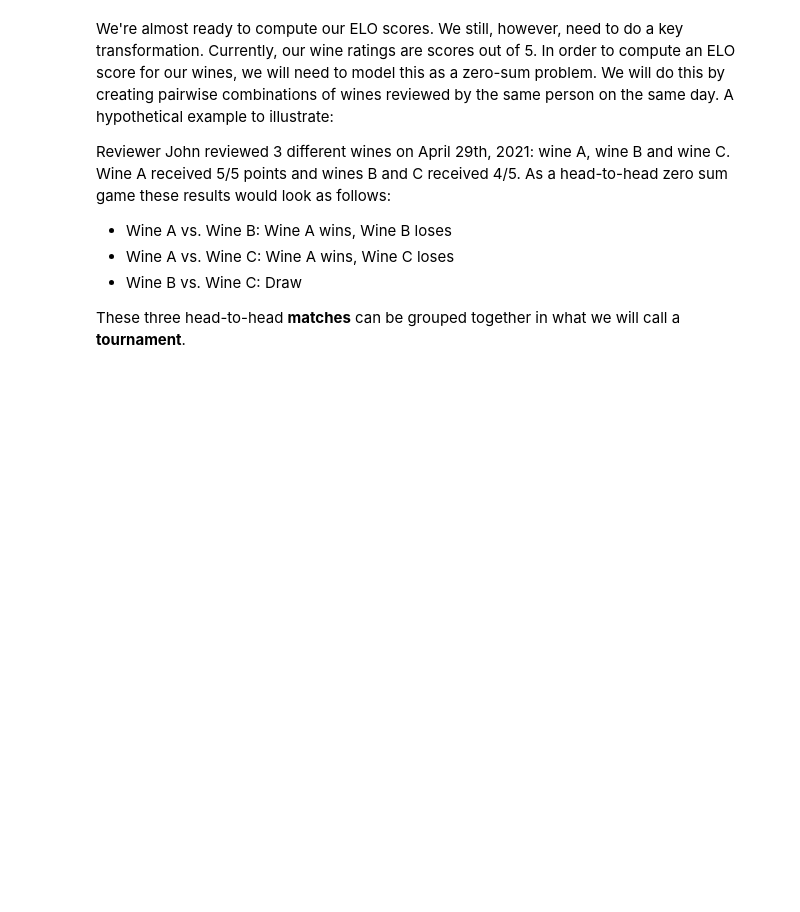
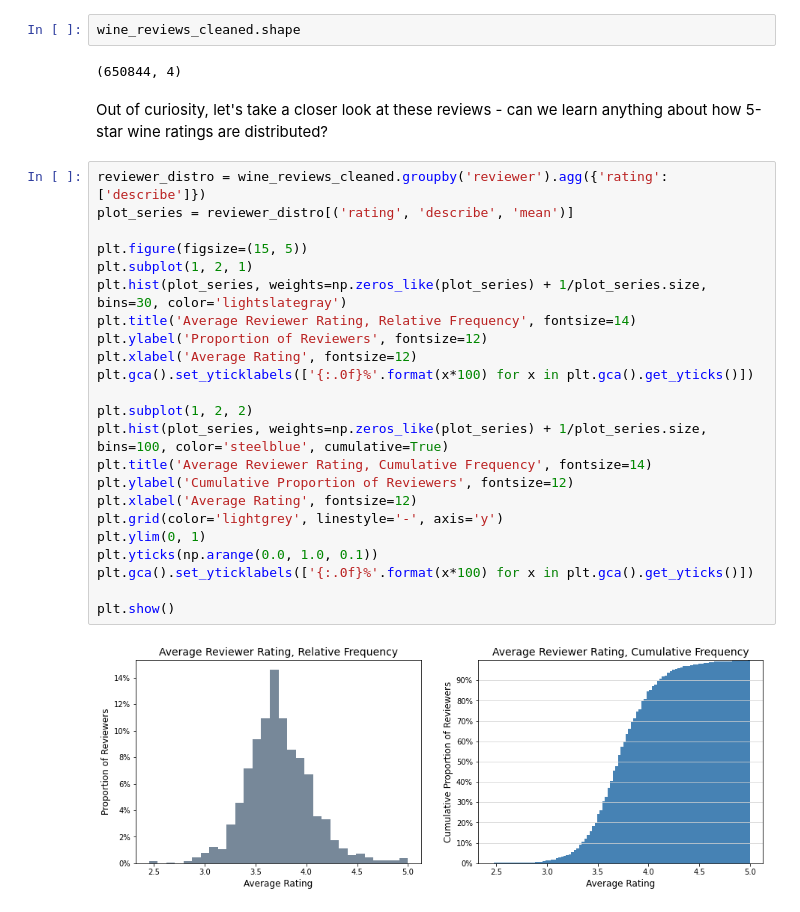
Before and after one commit to RoaldSchuring/WineELO, a Jupyter notebook: wine_elo.ipynb, the cells around one changed output. Drawn from its saved outputs; the diff is of its cells as text; blank space fills up the shorter version.

```diff
--- a/wine_elo.ipynb
+++ b/wine_elo.ipynb
@@ -73,10 +87,31 @@ wine_reviews_cleaned.head()
-# %% [markdown]
-We're almost ready to compute our ELO scores. We still, however, need to do a key transformation. Currently, our wine ratings are scores out of 5. In order to compute an ELO score for our wines, we will need to model this as a zero-sum problem. We will do this by creating pairwise combinations of wines reviewed by the same person on the same day. A hypothetical example to illustrate:
-
-Reviewer John reviewed 3 different wines on April 29th, 2021: wine A, wine B and wine C. Wine A received 5/5 points and wines B and C received 4/5. As a head-to-head zero sum game these results would look as follows:
-
-- Wine A vs. Wine B: Wine A wins, Wine B loses
-- Wine A vs. Wine C: Wine A wins, Wine C loses
-- Wine B vs. Wine C: Draw
-
-These three head-to-head **matches** can be grouped together in what we will call a **tournament**.
+# %%
+wine_reviews_cleaned.shape
+# %% [output]
+(650844, 4)
+# %% [markdown]
+Out of curiosity, let's take a closer look at these reviews - can we learn anything about how 5-star wine ratings are distributed?
+# %%
+reviewer_distro = wine_reviews_cleaned.groupby('reviewer').agg({'rating': ['describe']})
+plot_series = reviewer_distro[('rating', 'describe', 'mean')]
+
+plt.figure(figsize=(15, 5))
+plt.subplot(1, 2, 1)
+plt.hist(plot_series, weights=np.zeros_like(plot_series) + 1/plot_series.size, bins=30, color='lightslategray')
+plt.title('Average Reviewer Rating, Relative Frequency', fontsize=14)
+plt.ylabel('Proportion of Reviewers', fontsize=12)
+plt.xlabel('Average Rating', fontsize=12)
+plt.gca().set_yticklabels(['{:.0f}%'.format(x*100) for x in plt.gca().get_yticks()])
+
+plt.subplot(1, 2, 2)
+plt.hist(plot_series, weights=np.zeros_like(plot_series) + 1/plot_series.size, bins=100, color='steelblue', cumulative=True)
+plt.title('Average Reviewer Rating, Cumulative Frequency', fontsize=14)
+plt.ylabel('Cumulative Proportion of Reviewers', fontsize=12)
+plt.xlabel('Average Rating', fontsize=12)
+plt.grid(color='lightgrey', linestyle='-', axis='y')
+plt.ylim(0, 1)
+plt.yticks(np.arange(0.0, 1.0, 0.1))
+plt.gca().set_yticklabels(['{:.0f}%'.format(x*100) for x in plt.gca().get_yticks()])
+
+plt.show()
+# %% [output]
+[figure, added]
```
Also changed, not shown: parts of 26 cells of this notebook, 4 other files.
